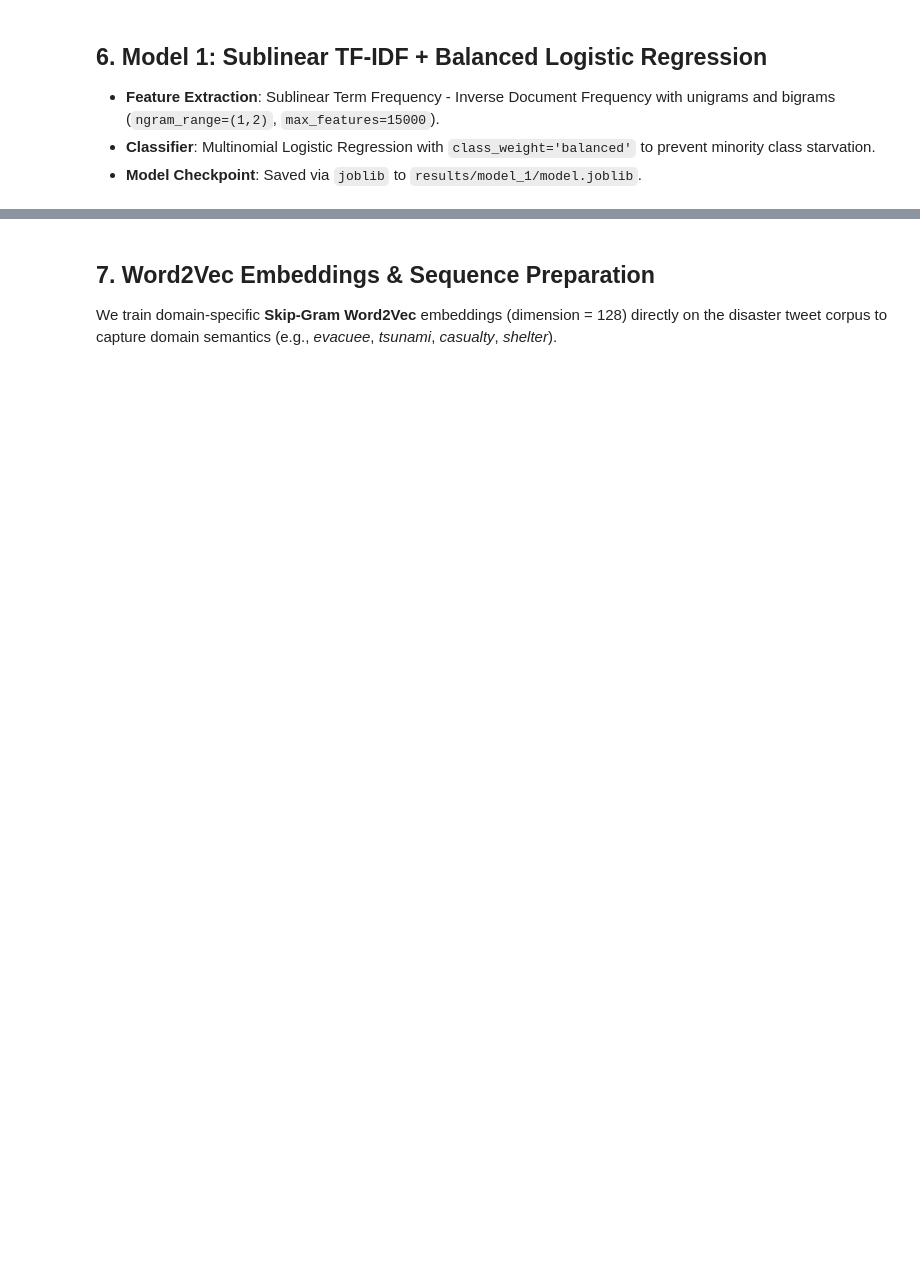
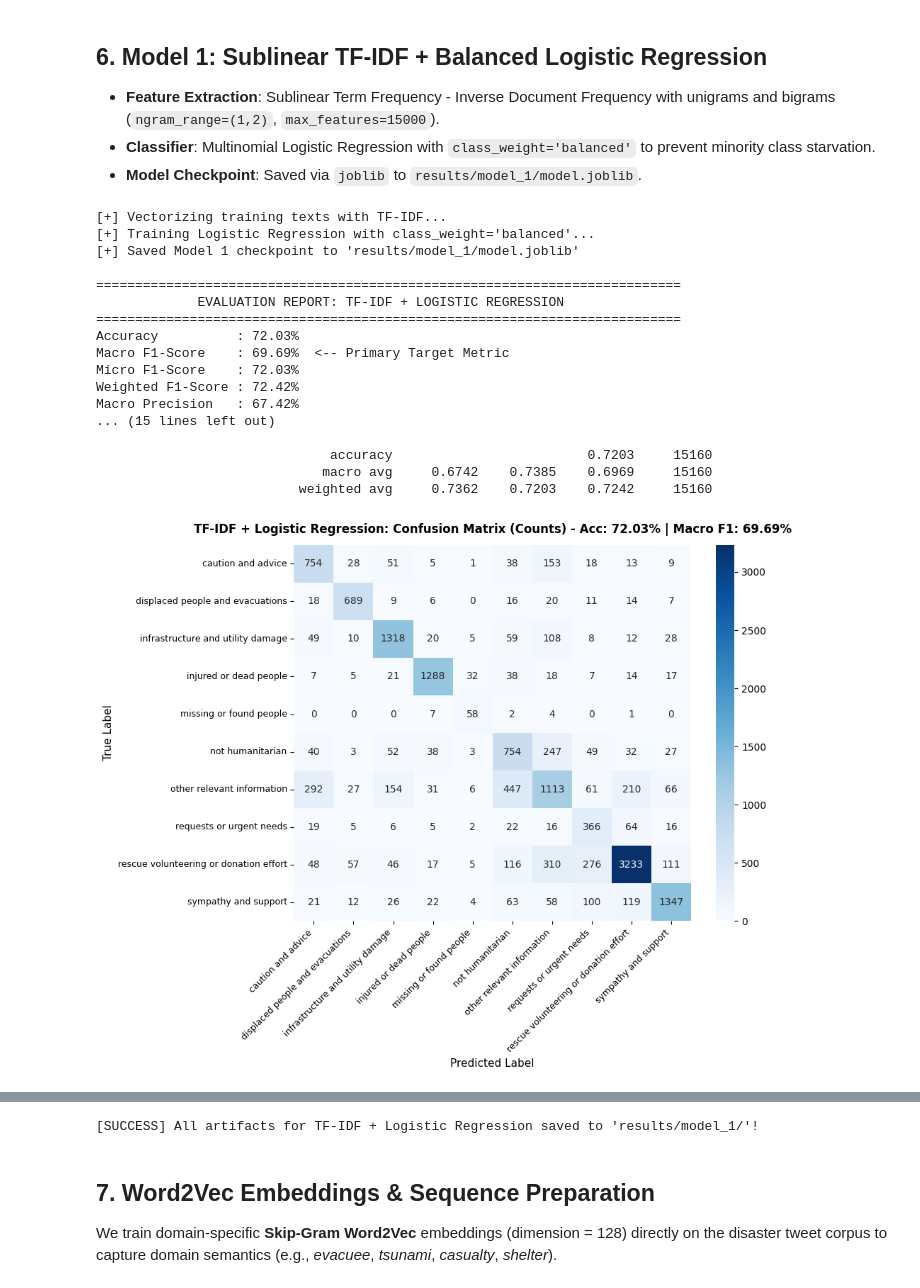
Before and after one commit to codernayeem/disaster-tweet-classification, a Jupyter notebook: disaster_tweet_classification_pipeline.ipynb, the cells around one changed output, grey strips where cells are left out. Cells and saved outputs as stored; diff of their text form; code cells hidden in the pictures; blank space fills up the shorter version.

Commit message:
starter pipeline result

```diff
--- a/disaster_tweet_classification_pipeline.ipynb
+++ b/disaster_tweet_classification_pipeline.ipynb
@@ -444,7 +470,7 @@ start_time = time.time()
 # 1. TF-IDF Vectorization
 tfidf_vec = TfidfVectorizer(
     ngram_range=(1, 2),
-    max_features=20000,
+    max_features=15000,
     sublinear_tf=True,
     strip_accents='unicode'
 )
@@ -462,32 +488,51 @@ raw_test_tweets = df_test['tweet_text'].values
 # 2. Train Balanced Logistic Regression
 print("[+] Training Logistic Regression with class_weight='balanced'...")
 clf_lr = LogisticRegression(
-    C=2.0,
+    C=1.0,
     max_iter=1000,
     class_weight='balanced',
     random_state=SEED,
     solver='lbfgs',
     n_jobs=-1
 )
 clf_lr.fit(X_train_tfidf, y_train)
 
 # 3. Save Model Checkpoint
 os.makedirs("results/model_1", exist_ok=True)
 joblib.dump({'classifier': clf_lr, 'vectorizer': tfidf_vec, 'classes': class_names}, "results/model_1/model.joblib")
 print("[+] Saved Model 1 checkpoint to 'results/model_1/model.joblib'")
 
 # 4. Evaluate & Save Artifacts
 probs_lr = clf_lr.predict_proba(X_test_tfidf)
 y_pred_lr = np.argmax(probs_lr, axis=1)
 conf_lr = np.max(probs_lr, axis=1)
 elapsed_lr = time.time() - start_time
 
 save_and_evaluate_model(
     model_name="TF-IDF + Logistic Regression",
     out_folder="results/model_1",
     y_true=y_test,
     y_pred=y_pred_lr,
     confidences=conf_lr,
     raw_tweets=raw_test_tweets,
     elapsed_sec=elapsed_lr
 )
+# %% [output]
+[+] Vectorizing training texts with TF-IDF...
+[+] Training Logistic Regression with class_weight='balanced'...
+[+] Saved Model 1 checkpoint to 'results/model_1/model.joblib'
+
+===========================================================================
+             EVALUATION REPORT: TF-IDF + LOGISTIC REGRESSION
+===========================================================================
+Accuracy          : 72.03%
+Macro F1-Score    : 69.69%  <-- Primary Target Metric
+Micro F1-Score    : 72.03%
+Weighted F1-Score : 72.42%
+Macro Precision   : 67.42%
+... (15 lines left out)
+
+                              accuracy                         0.7203     15160
+                             macro avg     0.6742    0.7385    0.6969     15160
+                          weighted avg     0.7362    0.7203    0.7242     15160
+[figure, added]
@@ -494,3 +543,4 @@ save_and_evaluate_model(
+[SUCCESS] All artifacts for TF-IDF + Logistic Regression saved to 'results/model_1/'!
 # %% [markdown]
 ## 7. Word2Vec Embeddings & Sequence Preparation
 We train domain-specific **Skip-Gram Word2Vec** embeddings (dimension = 128) directly on the disaster tweet corpus to capture domain semantics (e.g., *evacuee*, *tsunami*, *casualty*, *shelter*).
```
Also changed, not shown: parts of 12 cells of this notebook.
